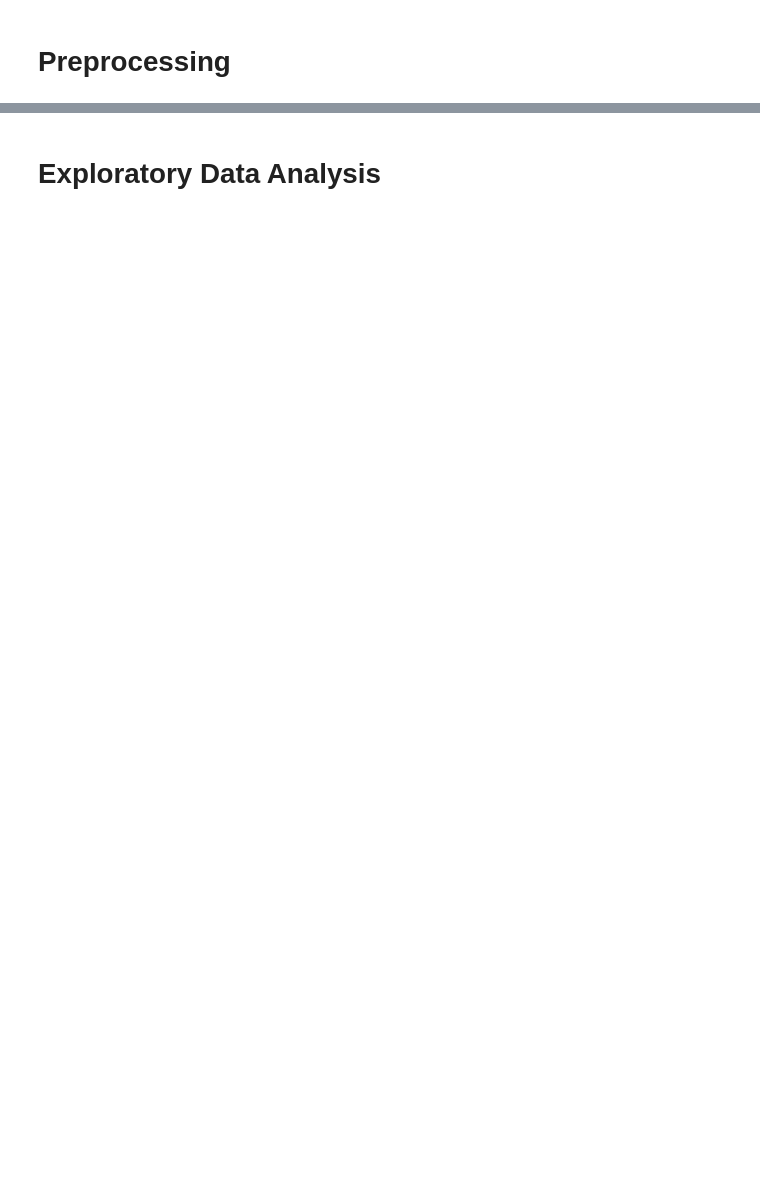
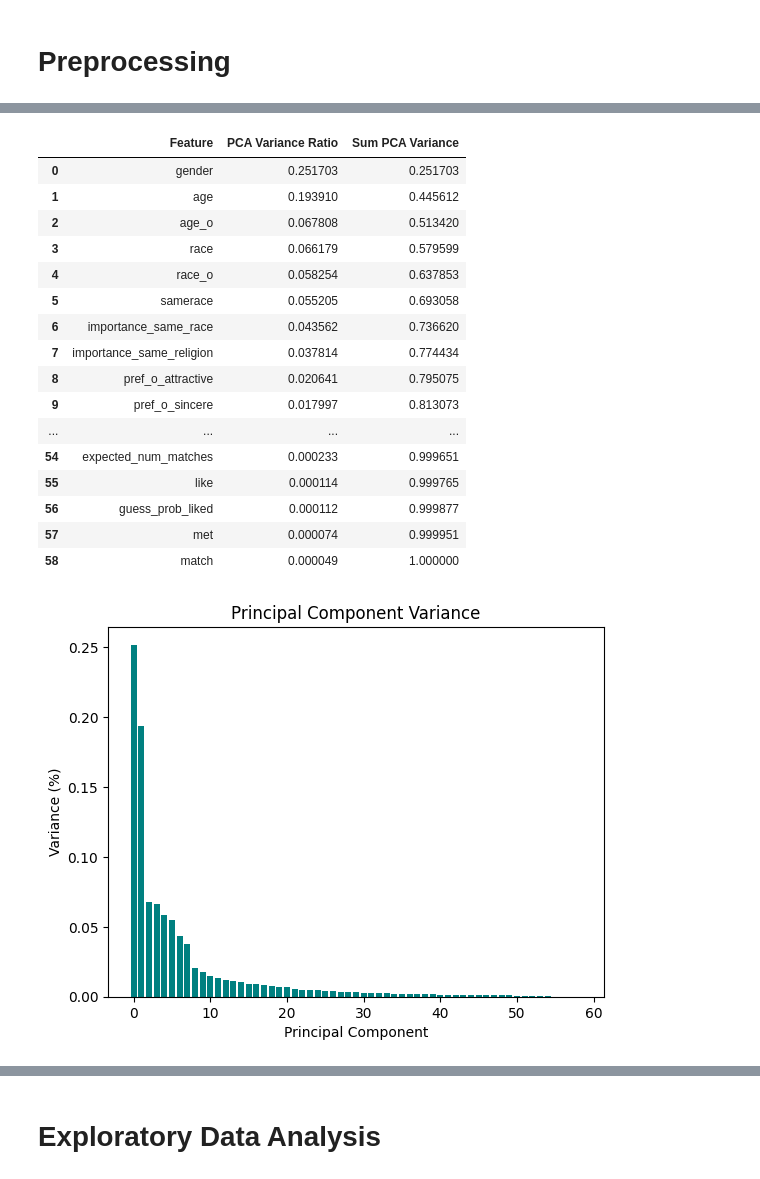
Before and after one commit to dgambone3/CSC4850-Machine-Learning, a Jupyter notebook: FDS_Project.ipynb, the cells around one changed output, grey strips where cells are left out. Drawn from its saved outputs; the diff is of its cells as text; code cells hidden in the pictures; blank space fills up the shorter version.

```diff
--- a/FDS_Project.ipynb
+++ b/FDS_Project.ipynb
@@ -138,0 +176,49 @@ Final shape of X before beginning analysis:  (6816, 45)
+# %%
+pca2 = PCA()
+pca2.fit(pre_data)
+# print()
+d = {'Feature':pre_data.columns.values, 'PCA Variance Ratio':pca2.explained_variance_ratio_}
+pca_info = pd.DataFrame(data=d)
+l=[]
+
+for z in range(1, len(pca_info['PCA Variance Ratio']) + 1):
+  l.append(sum(pca_info['PCA Variance Ratio'].iloc[:z]))
+
+pca_info['Sum PCA Variance'] = l
+display(pca_info)
+
+trained_pca = pca2.transform(pre_data)
+var_ratio = pca_info['PCA Variance Ratio']
+
+x=range(0, len(var_ratio))
+plt.bar(x, var_ratio, color='teal')
+plt.ylabel('Variance (%)')
+plt.xlabel('Principal Component')
+# plt.xticks(x, ['PC1', 'PC2', 'PC3', 'PC4', 'PC5', 'PC6', 'PC7', 'PC8', 'PC9', 'PC10', 'PC11'])
+# plt.ylim([0,1])
+plt.title('Principal Component Variance')
+plt.show()
+
+feat_cols = pca_info['Feature']
+# print(feat_cols.iloc[:25])
+data = pre_data[feat_cols.iloc[:25]]
+data['match'] = pre_data['match']
+# %% [output]
+|  | Feature | PCA Variance Ratio | Sum PCA Variance |
+| 0 | gender | 0.251703 | 0.251703 |
+| 1 | age | 0.193910 | 0.445612 |
+| 2 | age_o | 0.067808 | 0.513420 |
+| 3 | race | 0.066179 | 0.579599 |
+| 4 | race_o | 0.058254 | 0.637853 |
+| 5 | samerace | 0.055205 | 0.693058 |
+| 6 | importance_same_race | 0.043562 | 0.736620 |
+| 7 | importance_same_religion | 0.037814 | 0.774434 |
+| 8 | pref_o_attractive | 0.020641 | 0.795075 |
+| 9 | pref_o_sincere | 0.017997 | 0.813073 |
+| ... | ... | ... | ... |
+| 54 | expected_num_matches | 0.000233 | 0.999651 |
+| 55 | like | 0.000114 | 0.999765 |
+| 56 | guess_prob_liked | 0.000112 | 0.999877 |
+| 57 | met | 0.000074 | 0.999951 |
+| 58 | match | 0.000049 | 1.000000 |
+[figure, added]
```
Also changed, not shown: parts of 31 cells of this notebook.
